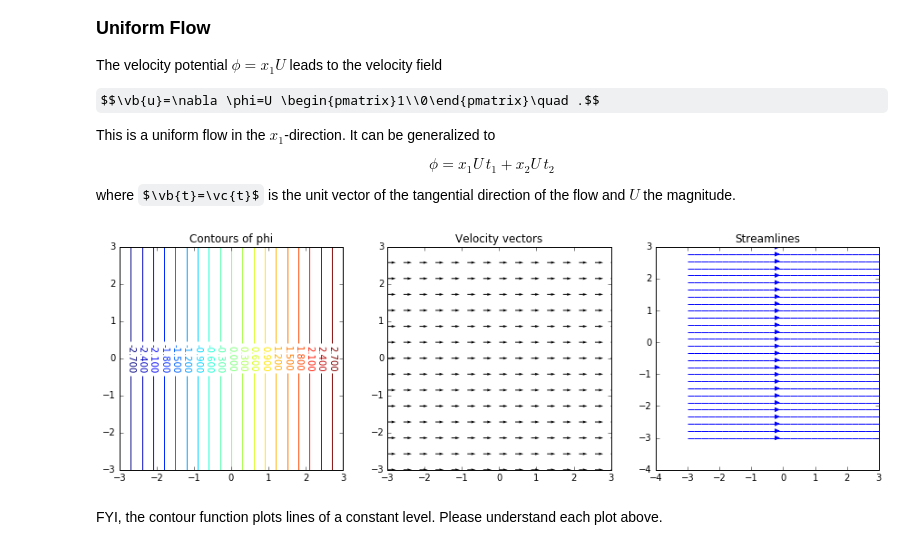
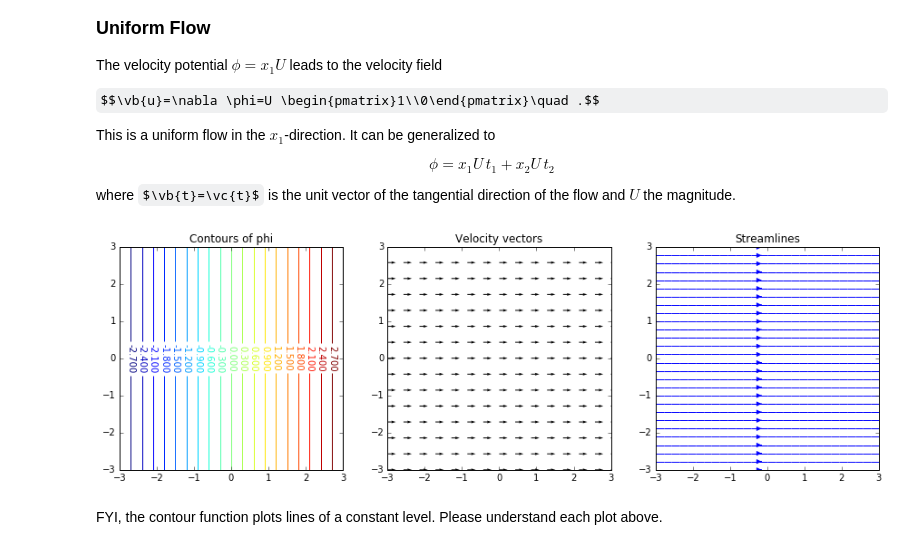
Before and after one commit to cdohl/ph3501, a Jupyter notebook: notebooks/08_Ideal Flow & Solutions to the Laplace Equation.ipynb, the cells around one changed output. Drawn from its saved outputs; the diff is of its cells as text; code cells hidden in the pictures; some formulas as TeX source.

```diff
--- a/notebooks/08_Ideal Flow & Solutions to the Laplace Equation.ipynb
+++ b/notebooks/08_Ideal Flow & Solutions to the Laplace Equation.ipynb
@@ -76,35 +76,35 @@ import matplotlib.pyplot as plt
 
 #Functioon to plot the contours,velocity vectors, and streamlines
 def plot3(xx,yy,ux,uy,phi):
     plt.figure(figsize=(15,5), dpi=100)
     plt.subplot(1,3,1,aspect="equal")
     CS = plt.contour(xx, yy, phi,20)
     plt.clabel(CS, inline=1, fontsize=10)
     plt.title("Contours of phi")
     plt.subplot(1,3,2,aspect="equal")
     plt.title("Velocity vectors")
     plt.quiver(xx,yy,ux,uy,angles="xy")
     plt.subplot(1,3,3,aspect="equal")
     plt.title("Streamlines")
     plt.streamplot(xx,yy,ux,uy);
-
+    plt.axis([xx.min(),xx.max(),yy.min(),yy.max()])
 
 xstart=ystart=-3 #start of grid in x and y-direction
 xend=yend=3 #end of grid in x and y-direction
 steps=15 #number of gridpoints
 h=(xend-xstart)/(steps-1.) #gridspacing
 y=np.linspace(xstart,ystart,steps)
 x=np.linspace(xstart,ystart,steps)
 yy,xx=np.mgrid[xstart:xend:steps*1j,ystart:yend:steps*1j] #generate two grids (note the return order yy,xx)
 
 U=1. #velocity
 
 phi=xx*U #velocity potential
 uy,ux=np.gradient(phi,h,h) #calculate the gradient of a scalar field (note the return order uy,ux)
 
 plot3(xx,yy,ux,uy,phi);
 # %% [output]
-[figure, old version]
+[figure, new version]
 # %% [markdown]
 FYI, the contour function plots lines of a constant level. Please understand each plot above.
 # %% [markdown]
```
Also changed, not shown: parts of 7 cells of this notebook.
